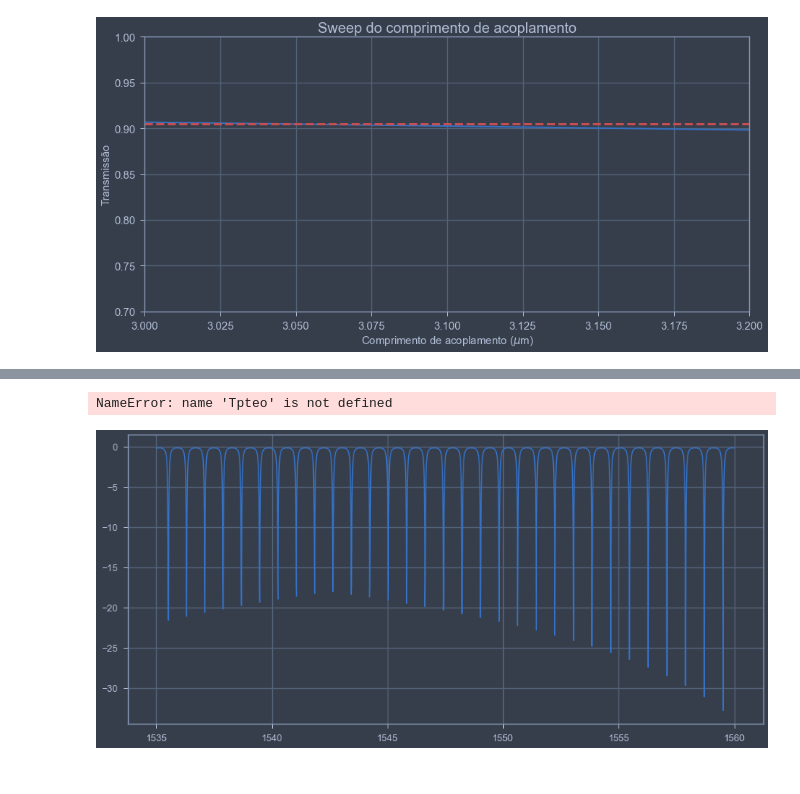
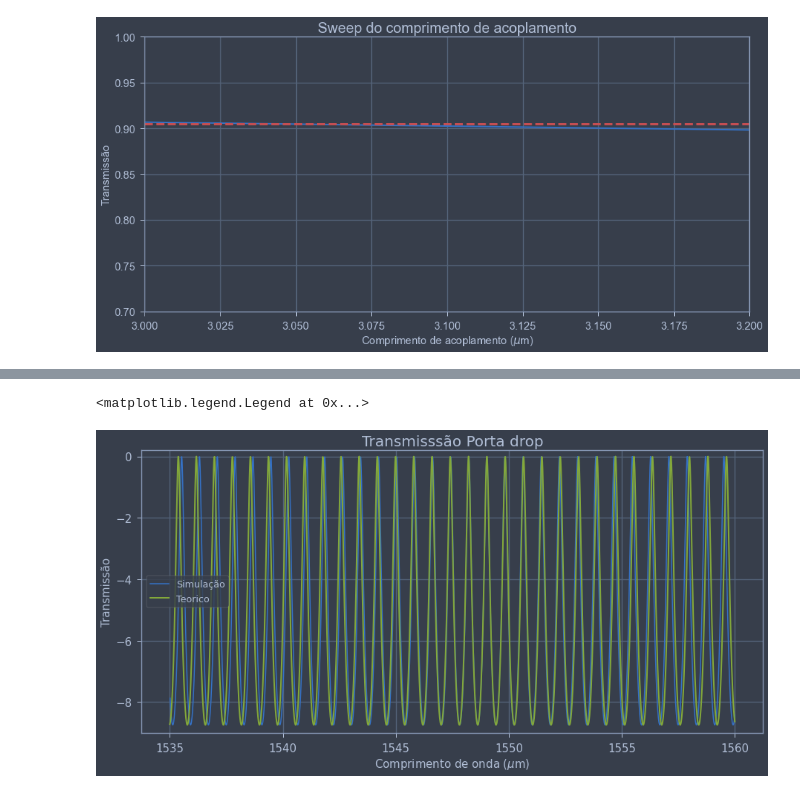
Before and after one commit to LucasLobo7/Anelderessonancia, a Jupyter notebook: graficos.ipynb, the cells around one changed output, grey strips where cells are left out. Cells and saved outputs as stored; diff of their text form; code cells hidden in the pictures.

```diff
--- a/graficos.ipynb
+++ b/graficos.ipynb
@@ -11,12 +11,12 @@ import sys
 import pickle
 import matplotlib.ticker as plticker
 
-os.add_dll_directory('C:\\Program Files\\Lumerical\\v202\\api\\python\\')
-lumapi = imp.load_source('lumapi','C:\\Program Files\\Lumerical\\v202\\api\\python\\lumapi.py')
+#os.add_dll_directory('C:\\Program Files\\Lumerical\\v202\\api\\python\\')
+#lumapi = imp.load_source('lumapi','C:\\Program Files\\Lumerical\\v202\\api\\python\\lumapi.py')
 
-#sys.path.append("/opt/lumerical/v221/api/python") #Default linux lumapi path
-#import lumapi
-#sys.path.append(os.path.dirname('/media/lucas/datam01/LucasLobo/RessonanceRIng')) #Current directory
+sys.path.append("/opt/lumerical/v221/api/python") #Default linux lumapi path
+import lumapi
+sys.path.append(os.path.dirname('/media/lucas/datam01/LucasLobo/RessonanceRIng')) #Current directory
 
 from jupyterthemes import jtplot
 
@@ -289,19 +328,19 @@ inter = lumapi.INTERCONNECT(filename= 'anelinter.icp')
 # %%
 
 tpass = inter.getresult('ONA_1','input 1/mode 1/gain')
 tdrop = inter.getresult('ONA_1','input 2/mode 1/gain')
-plt.plot(tpass['wavelength']*1e9,tpass['TE gain (dB)'])
-#plt.plot(tdrop['wavelength']*1e9,tdrop['TE gain (dB)'])
-plt.plot(tpass['wavelength']*1e9,10*np.log10(Tpteo),linewidth=2)
-#plt.plot(comprimento*1e9,10*np.log10(Tdteo),linewidth=2)
-plt.ylim(-30,0.2)
+#plt.plot(tpass['wavelength']*1e9,tpass['TE gain (dB)'])
+plt.plot(tdrop['wavelength']*1e9,tdrop['TE gain (dB)'])
+#plt.plot(comprimento*1e9,10*np.log10(Tpteo),linewidth=2)
+plt.plot(comprimento*1e9,10*np.log10(Tdteo),linewidth=2)
+plt.ylim(-9,0.2)
 
 plt.xlabel(r'Comprimento de onda ($\mu$m)',fontsize =15)
 plt.ylabel(r'Transmissão',fontsize =15)
 plt.xticks(fontsize =15)
 plt.yticks(fontsize =15)
-plt.title(r'Transmisssão Porta pass',fontsize =20)
+plt.title(r'Transmisssão Porta drop',fontsize =20)
 plt.legend(['Simulação','Teorico'])
 # %% [output]
-NameError: name 'Tpteo' is not defined
+<matplotlib.legend.Legend at 0x...>
-[figure, old version]
+[figure, new version]
```
Also changed, not shown: parts of 10 cells of this notebook, 58 other files.
